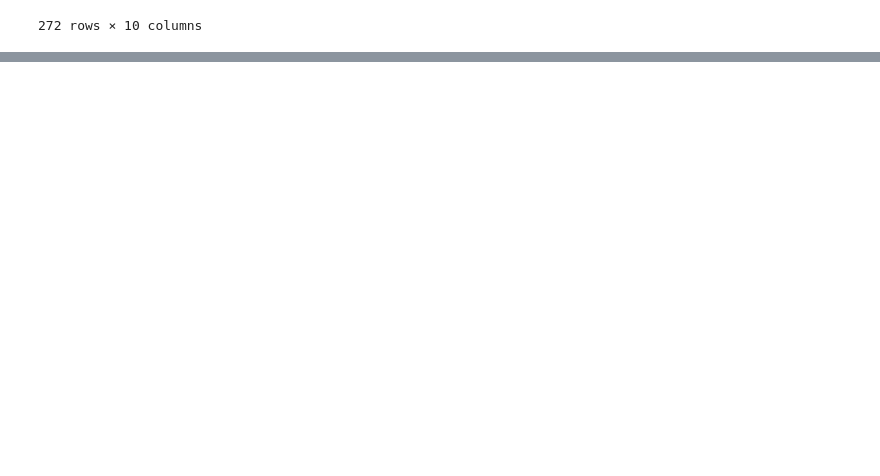
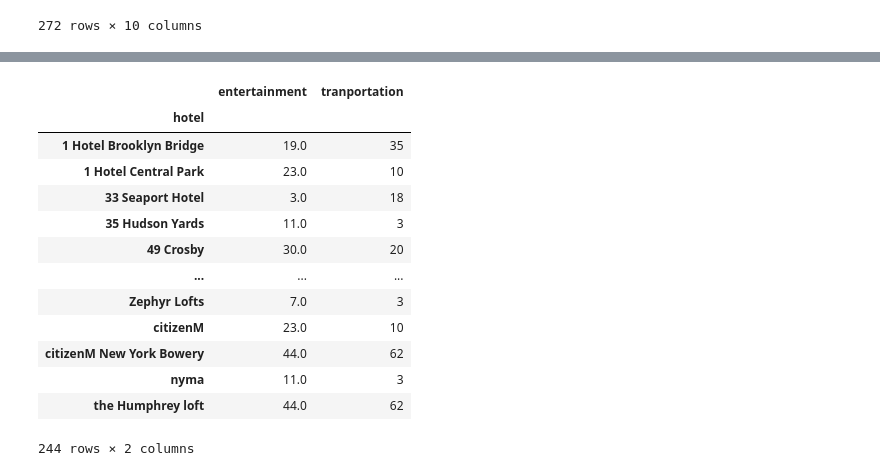
Before and after one commit to mvogel3/travel-guide-project3, a Jupyter notebook: exploratory_analysis.ipynb, the cells around one changed output, grey strips where cells are left out. Saved outputs shown, nothing was run; the diff lists cells and outputs as text; code cells hidden in the pictures; blank space fills up the shorter version.

Commit message:
all regressions + shortened hotel list

```diff
--- a/exploratory_analysis.ipynb
+++ b/exploratory_analysis.ipynb
@@ -546,3 +378,7 @@ zip_merged
 | 270 | Haiban Inn | Jersey City | 7306 | 789 | Newark Avenue | New Jersey | Haiban Inn | 789 Newark Avenue, Jersey City, N... | 1.0 | ... |
 | 271 | Ramada by Wyndham Jersey City | Jersey City | 7306 | 65 | Tonnelle Avenue | New Jersey | Ramada by Wyndham Jersey City | 65 Tonnelle Avenue, Jersey City, ... | 1.0 | ... |
 272 rows × 10 columns
+# %%
+entertainment_count = zip_merged.groupby(['hotel']).sum()['entertainment']
+count_entertainment = pd.DataFrame(entertainment_count)
+count_entertainment.head(15)
@@ -548,0 +403,4 @@ zip_merged
+# %%
+transportation_count = zip_merged.groupby(['hotel']).sum()['tranportation']
+count_transportation = pd.DataFrame(transportation_count)
+count_transportation
@@ -548,0 +422,18 @@ zip_merged
+# %%
+et = pd.merge(count_entertainment, count_transportation, how = 'inner', on = 'hotel')
+et
+# %% [output]
+|  | entertainment | tranportation |
+| hotel |  |  |
+| 1 Hotel Brooklyn Bridge | 19.0 | 35 |
+| 1 Hotel Central Park | 23.0 | 10 |
+| 33 Seaport Hotel | 3.0 | 18 |
+| 35 Hudson Yards | 11.0 | 3 |
+| 49 Crosby | 30.0 | 20 |
+| ... | ... | ... |
+| Zephyr Lofts | 7.0 | 3 |
+| citizenM | 23.0 | 10 |
+| citizenM New York Bowery | 44.0 | 62 |
+| nyma | 11.0 | 3 |
+| the Humphrey loft | 44.0 | 62 |
+244 rows × 2 columns
```
Also changed, not shown: parts of 18 cells of this notebook, 1 other file.
